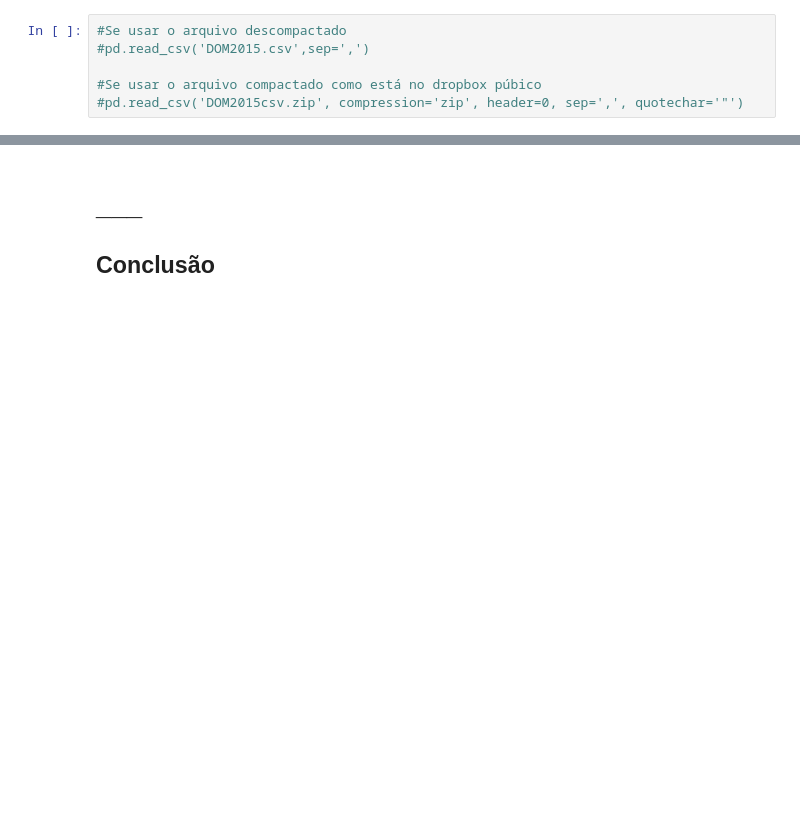
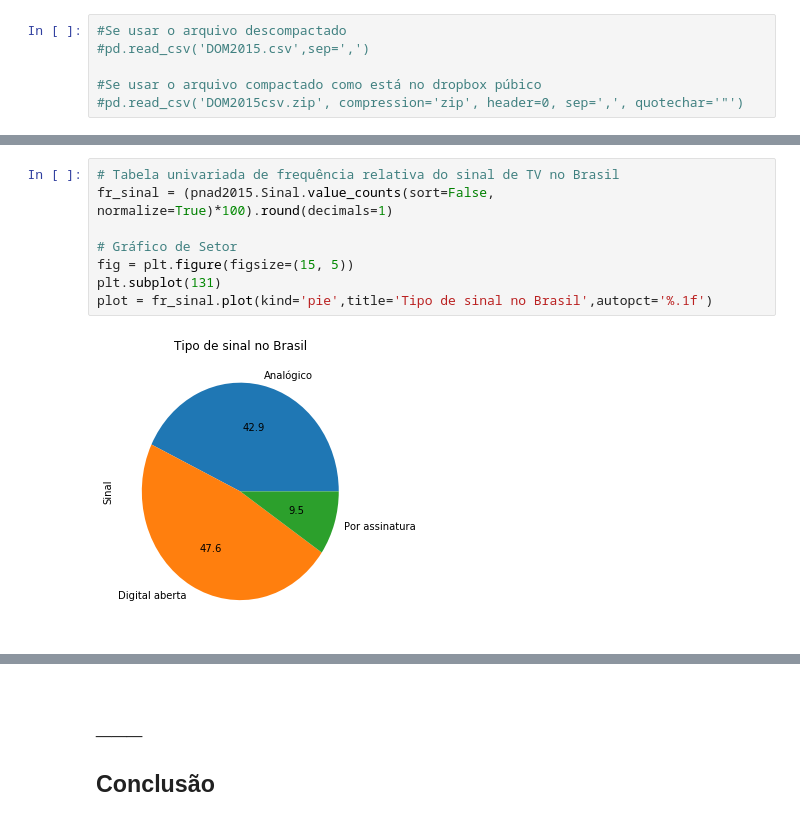
Before and after one commit to gabriellm1/Ci-nciaDosDados, a Jupyter notebook: Projeto1.ipynb, the cells around one changed output, grey strips where cells are left out. Cells and saved outputs as stored; diff of their text form; blank space fills up the shorter version.

```diff
--- a/Projeto1.ipynb
+++ b/Projeto1.ipynb
@@ -104,0 +130,10 @@ pnad2015
+# %%
+# Tabela univariada de frequência relativa do sinal de TV no Brasil
+fr_sinal = (pnad2015.Sinal.value_counts(sort=False, normalize=True)*100).round(decimals=1)
+
+# Gráfico de Setor
+fig = plt.figure(figsize=(15, 5))
+plt.subplot(131)
+plot = fr_sinal.plot(kind='pie',title='Tipo de sinal no Brasil',autopct='%.1f')
+# %% [output]
+[figure, added]
```
Also changed, not shown: parts of 8 cells of this notebook.
